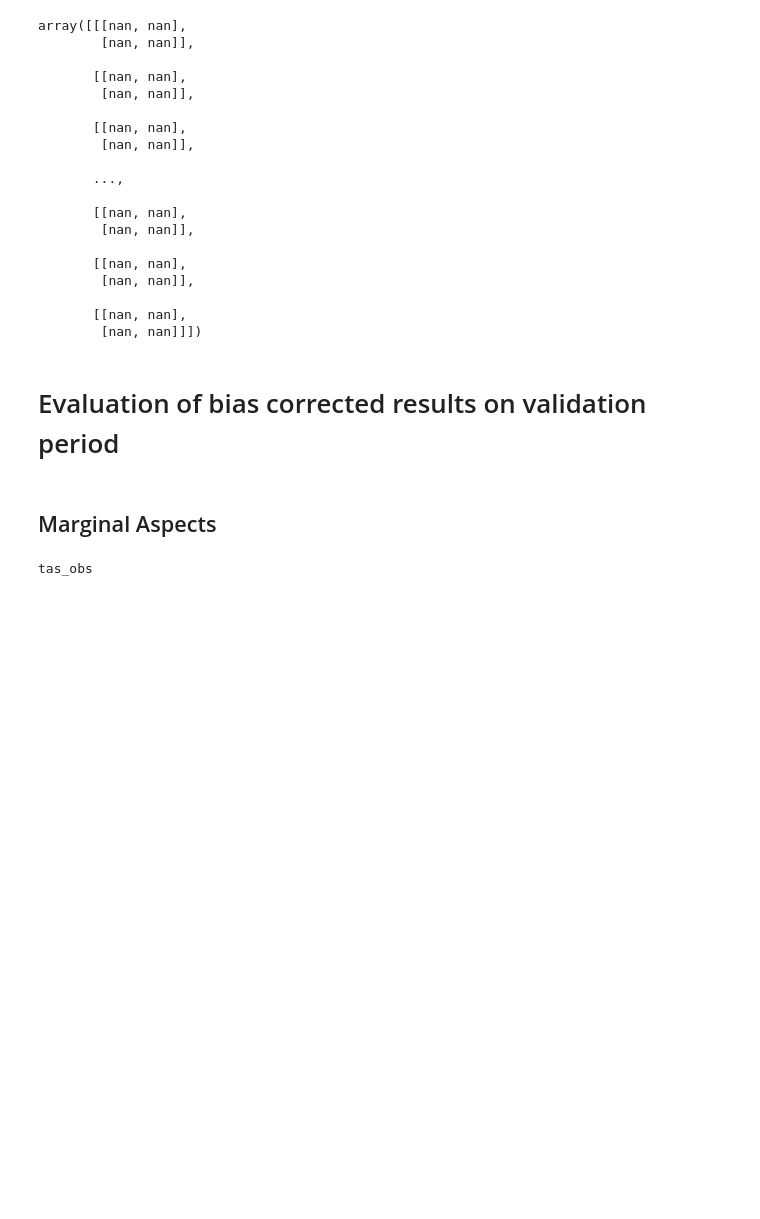
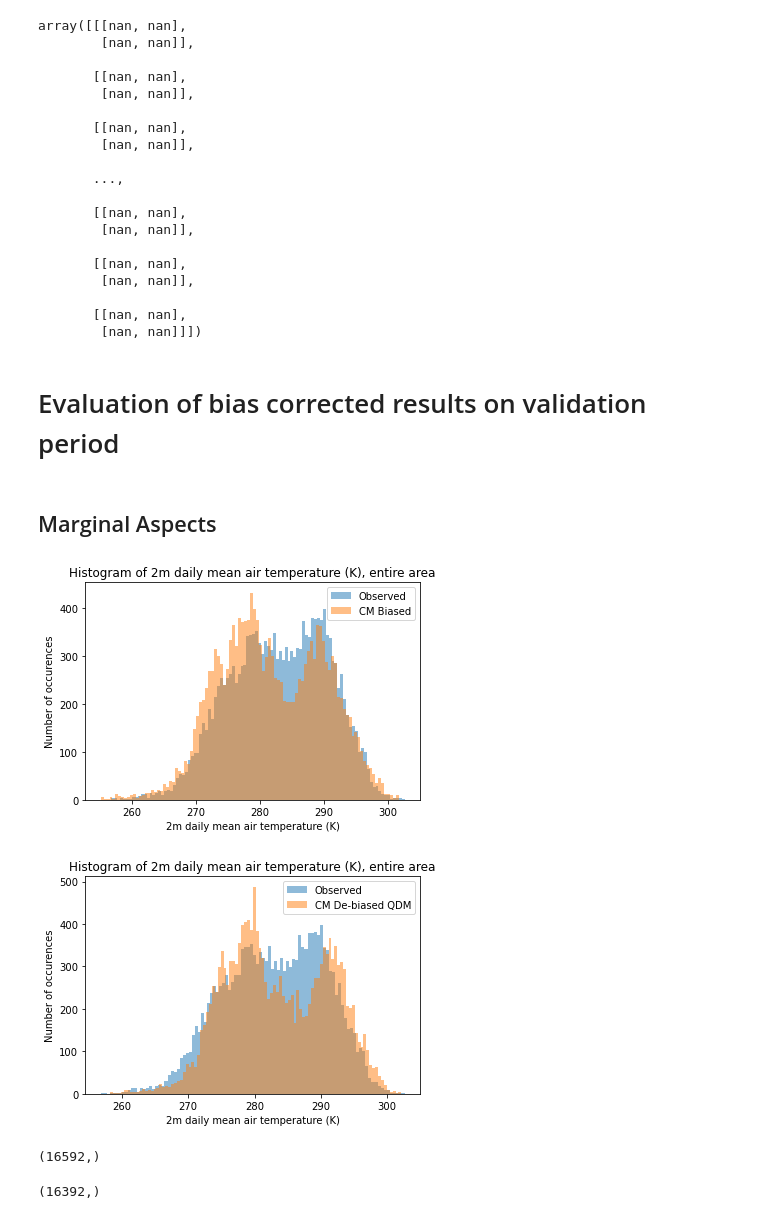
Before and after one commit to ecmwf-projects/ibicus, a Jupyter notebook: notebooks/testing_evaluation_workflow.ipynb, the cells around one changed output. Drawn from its saved outputs; the diff is of its cells as text; code cells hidden in the pictures; blank space fills up the shorter version.

Commit message:
lots of work on testing_evaluation_workflow_v1

```diff
--- a/notebooks/testing_evaluation_workflow.ipynb
+++ b/notebooks/testing_evaluation_workflow.ipynb
@@ -139,8 +142,3 @@ array([[[nan, nan],
 # Evaluation of bias corrected results on validation period
 # %% [markdown]
 ## Marginal Aspects
-# %%
-variable_test = 'tas'
-print(""+variable_test+"_obs")
-# %% [output]
-tas_obs
@@ -153,0 +145,17 @@ for variable in variables:
+# %%
+figure2 = evaluation_functions.histogram_plot('tas',
+                                    np.ndarray.flatten(tas_obs_validate), np.ndarray.flatten(tas_cm_future),
+                                   'Observed','CM Biased')
+figure2.show()
+
+figure3 = evaluation_functions.histogram_plot('tas',
+                                    np.ndarray.flatten(tas_obs_validate), np.ndarray.flatten(tas_debiased_QDM),
+                                    'Observed','CM De-biased QDM')
+figure3.show()
+
+#evaluation_functions.marginal_bias_plot(tas_obs_validate, tas_cm_future, 'tas')
+
+#evaluation_functions.marginal_bias_plot(tas_obs_validate, tas_debiased_QDM, 'tas')
+# %% [output]
+[figure, added]
+[figure, added]
@@ -153,0 +166,8 @@ for variable in variables:
+# %%
+np.ndarray.flatten(tas_debiased_QDM).shape
+# %% [output]
+(16592,)
+# %%
+tas_debiased_QM[~np.isnan(tas_debiased_QM)].shape
+# %% [output]
+(16392,)
```
Also changed, not shown: parts of 6 cells of this notebook, 4 other files.
